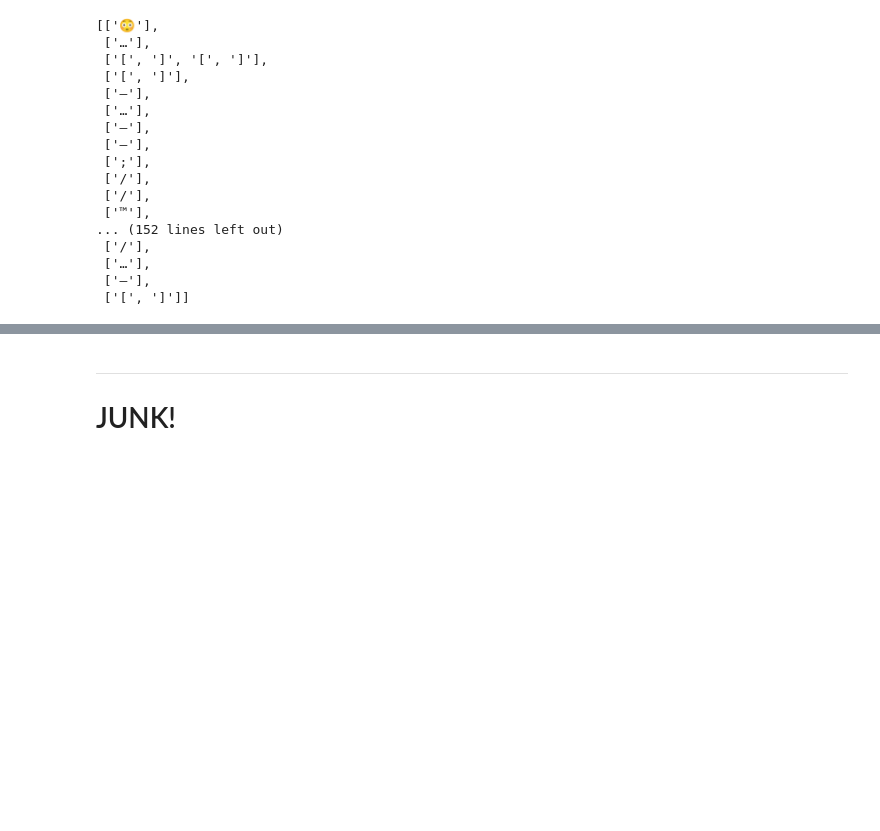
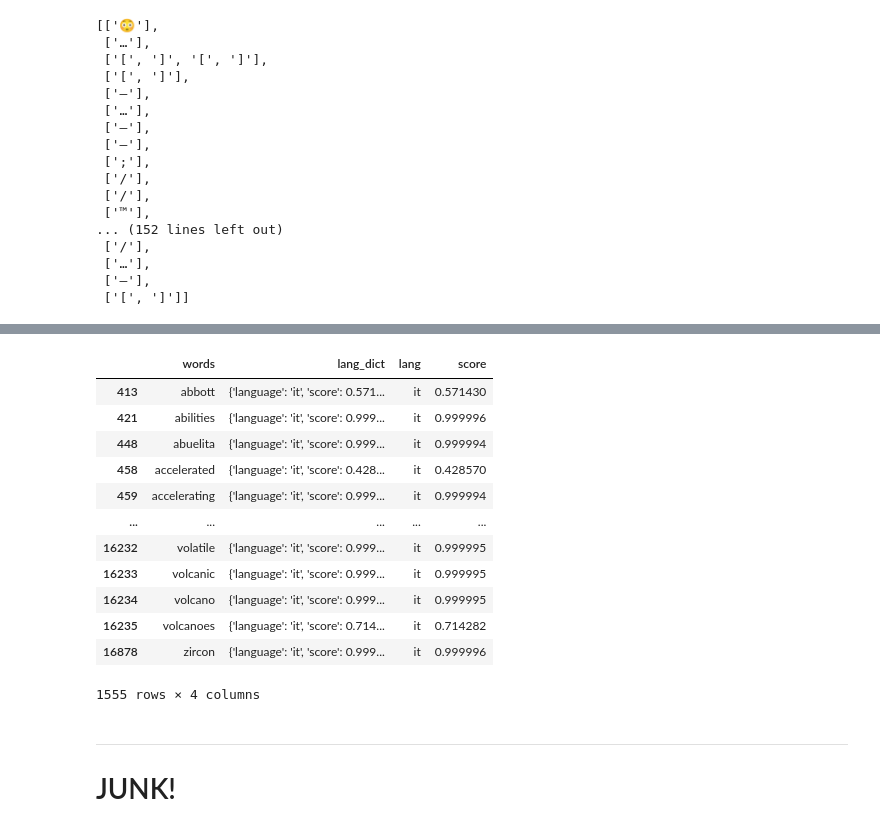
Before and after one commit to drossDS/Humor_Identification_with_NLP, a Jupyter notebook: code/2-Data_Cleaning.ipynb, the cells around one changed output, grey strips where cells are left out. Saved outputs shown, nothing was run; the diff lists cells and outputs as text; code cells hidden in the pictures; blank space fills up the shorter version.

```diff
--- a/code/2-Data_Cleaning.ipynb
+++ b/code/2-Data_Cleaning.ipynb
@@ -1077,3 +1158,19 @@ regex_string2 = "((?=[^ #$%^&*,?.\-:!'‘’|\(\)])\W)"
+# %%
+wordy[wordy['lang']=='it']
+# %% [output]
+|  | words | lang_dict | lang | score |
+| 413 | abbott | {'language': 'it', 'score': 0.571... | it | 0.571430 |
+| 421 | abilities | {'language': 'it', 'score': 0.999... | it | 0.999996 |
+| 448 | abuelita | {'language': 'it', 'score': 0.999... | it | 0.999994 |
+| 458 | accelerated | {'language': 'it', 'score': 0.428... | it | 0.428570 |
+| 459 | accelerating | {'language': 'it', 'score': 0.999... | it | 0.999994 |
+| ... | ... | ... | ... | ... |
+| 16232 | volatile | {'language': 'it', 'score': 0.999... | it | 0.999995 |
+| 16233 | volcanic | {'language': 'it', 'score': 0.999... | it | 0.999995 |
+| 16234 | volcano | {'language': 'it', 'score': 0.999... | it | 0.999995 |
+| 16235 | volcanoes | {'language': 'it', 'score': 0.714... | it | 0.714282 |
+| 16878 | zircon | {'language': 'it', 'score': 0.999... | it | 0.999996 |
+1555 rows × 4 columns
 # %% [markdown]
 ---
 # JUNK!
```
Also changed, not shown: parts of 17 cells of this notebook.
